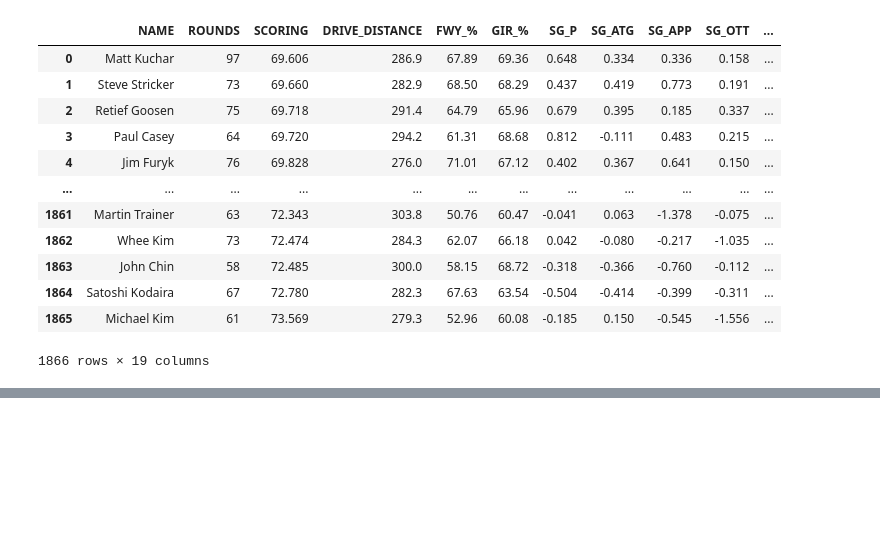
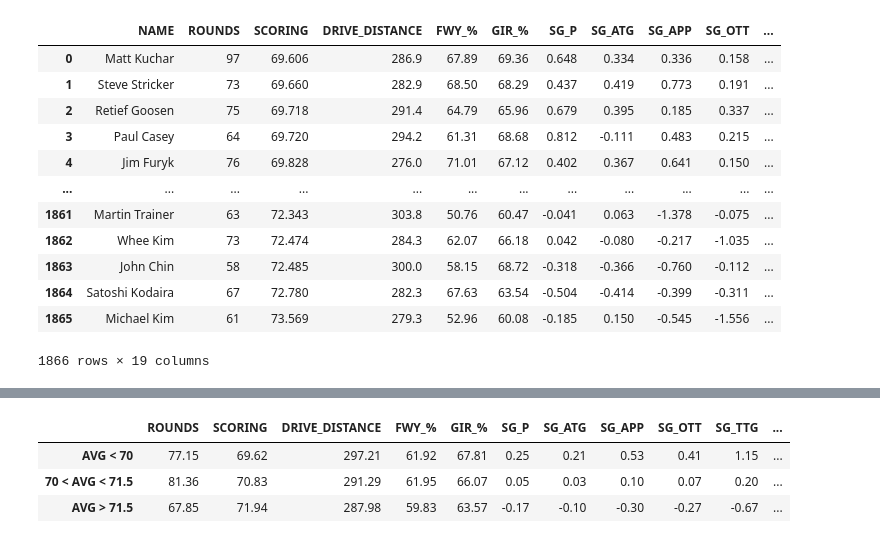
Before and after one commit to jonathannocek/pga-data-analysis, a Jupyter notebook: pga_data_analysis.ipynb, the cells around one changed output, grey strips where cells are left out. Saved outputs shown, nothing was run; the diff lists cells and outputs as text; code cells hidden in the pictures; blank space fills up the shorter version.

```diff
--- a/pga_data_analysis.ipynb
+++ b/pga_data_analysis.ipynb
@@ -382,0 +449,16 @@ df_pga_zscore
+# %%
+df_great = df_pga[df_pga['SCORING'] < 70]
+df_average = df_pga[(df_pga['SCORING'] > 70) & (df_pga['SCORING'] < 71.5)]
+df_bad = df_pga[df_pga['SCORING'] > 71.5]
+# %%
+df_compare = pd.DataFrame()
+df_compare['AVG < 70'] = df_great.mean()
+df_compare['70 < AVG < 71.5'] = df_average.mean()
+df_compare['AVG > 71.5'] = df_bad.mean()
+
+df_compare.transpose().round(2)
+# %% [output]
+|  | ROUNDS | SCORING | DRIVE_DISTANCE | FWY_% | GIR_% | SG_P | SG_ATG | SG_APP | SG_OTT | SG_TTG | ... |
+| AVG < 70 | 77.15 | 69.62 | 297.21 | 61.92 | 67.81 | 0.25 | 0.21 | 0.53 | 0.41 | 1.15 | ... |
+| 70 < AVG < 71.5 | 81.36 | 70.83 | 291.29 | 61.95 | 66.07 | 0.05 | 0.03 | 0.10 | 0.07 | 0.20 | ... |
+| AVG > 71.5 | 67.85 | 71.94 | 287.98 | 59.83 | 63.57 | -0.17 | -0.10 | -0.30 | -0.27 | -0.67 | ... |
```
Also changed, not shown: parts of 19 cells of this notebook.
